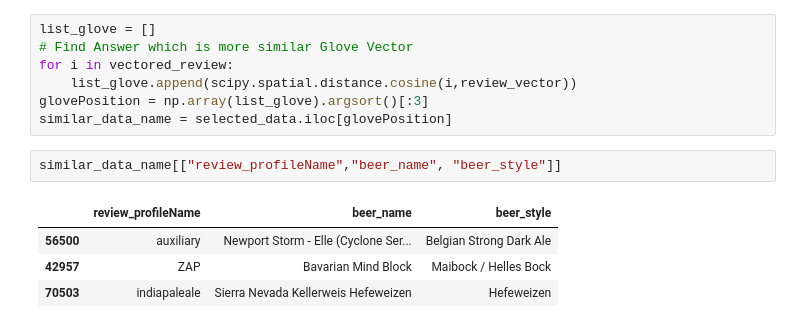
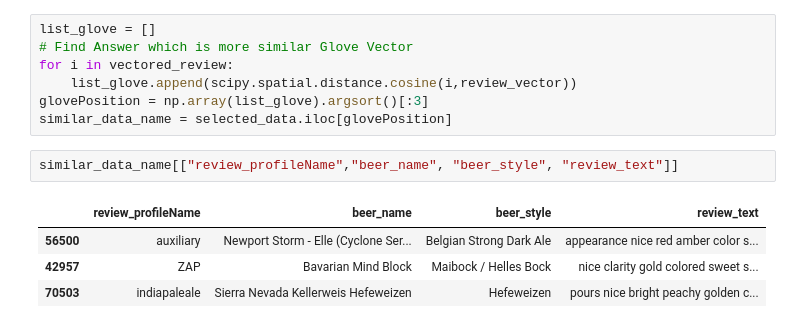
Before and after one commit to L-Somorjit/Beer_data, a Jupyter notebook: Beer_data.ipynb, the cells around one changed output. Drawn from its saved outputs; the diff is of its cells as text.

```diff
--- a/Beer_data.ipynb
+++ b/Beer_data.ipynb
@@ -367,9 +363,9 @@ for i in vectored_review:
 glovePosition = np.array(list_glove).argsort()[:3]
 similar_data_name = selected_data.iloc[glovePosition]
 # %%
-similar_data_name[["review_profileName","beer_name", "beer_style"]]
+similar_data_name[["review_profileName","beer_name", "beer_style", "review_text"]]
 # %% [output]
-|  | review_profileName | beer_name | beer_style |
-| 56500 | auxiliary | Newport Storm - Elle (Cyclone Ser... | Belgian Strong Dark Ale |
-| 42957 | ZAP | Bavarian Mind Block | Maibock / Helles Bock |
-| 70503 | indiapaleale | Sierra Nevada Kellerweis Hefeweizen | Hefeweizen |
+|  | review_profileName | beer_name | beer_style | review_text |
+| 56500 | auxiliary | Newport Storm - Elle (Cyclone Ser... | Belgian Strong Dark Ale | appearance nice red amber color s... |
+| 42957 | ZAP | Bavarian Mind Block | Maibock / Helles Bock | nice clarity gold colored sweet s... |
+| 70503 | indiapaleale | Sierra Nevada Kellerweis Hefeweizen | Hefeweizen | pours nice bright peachy golden c... |
```
Also changed, not shown: parts of 4 cells of this notebook, 1 other file.
